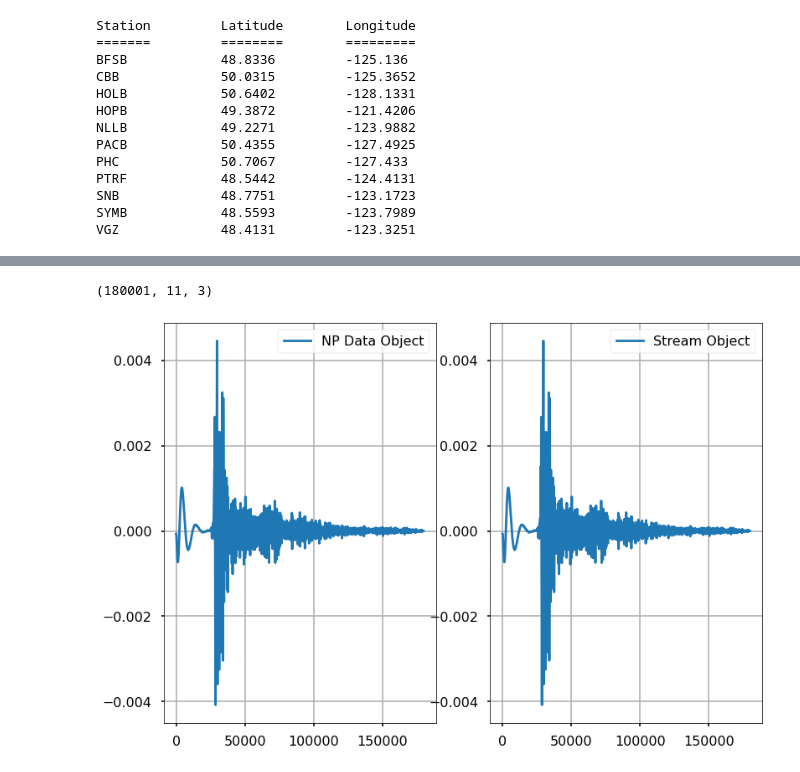
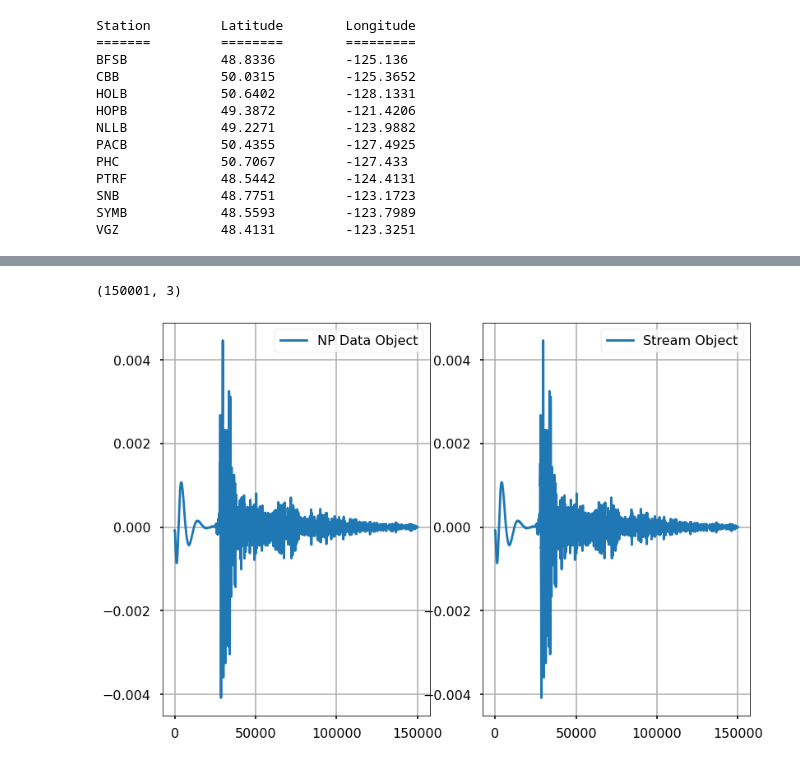
Before and after one commit to avzero07/eew-spatio-temporal, a Jupyter notebook: scratch/eew-demo-retriever.ipynb, the cells around one changed output, grey strips where cells are left out. Cells and saved outputs as stored; diff of their text form; code cells hidden in the pictures.

Commit message:
demo retriever update

```diff
--- a/scratch/eew-demo-retriever.ipynb
+++ b/scratch/eew-demo-retriever.ipynb
@@ -6,7 +8,7 @@ from obspy import UTCDateTime as dt
 # %%
 test_name = "demo-file-retriever".format(str(dt.now()).replace(':','.'))
-folder = 'Demo-Retriever'
-writer_path = os.path.join(folder)
+folder = os.path.abspath(os.path.join('..','..','Demo-Retriever'))
+writer_path = folder
 # %%
 # Save
 filepath = os.path.abspath(writer_path)
@@ -26,8 +28,8 @@ lon = -129.8831
 time = "2018-10-22T06:22:45"
 mag = ('6.5','mww')
 
-sb = 600
-sa = 1800
+sb = 10*60
+sa = 25*60
 
 event = (mag[0],lat,lon,time)
 
@@ -167,7 +209,12 @@ trace_file = stream_data_writer(streams,
+# %%
+def demo_data_reader(f_path):
+    op = np.genfromtxt(f_path,skip_header=5)
+    return op
 # %%
-samp = stream_data_reader(os.path.join(filepath,'time_series_accelleration_data.npy'))
+#samp = stream_data_reader(os.path.join(filepath,'time_series_accelleration_data.npy'))
+samp = demo_data_reader(os.path.join(writer_path,'Data','BFSB.dat'))
 print(samp.shape)
 # %% [output]
-(180001, 11, 3)
+(150001, 3)
 # %%
 # Check if Data is Packed Correctly
@@ -180,15 +229,18 @@ import matplotlib.pyplot as plt
 # %%
 # Plot to Verify
 # 7th Stream (2,0) --> CN.HOPB..HNE | 2018-10-22T06:12:45.000000Z - 2018-10-22T06:42:45.000000Z | 100.0 Hz, 180001 samples
+# CN.HOLB..HNE | 2018-10-22T06:12:45.000000Z - 2018-10-22T06:37:45.000000Z | 100.0 Hz, 150001 samples
+samp  = demo_data_reader(os.path.join(writer_path,'Data','HOLB.dat'))
+
 plt.figure()
 plt.subplot(1,2,1)
-plt.plot(samp[:,2,0],label='NP Data Object')
+plt.plot(samp[:,2],label='NP Data Object')
 plt.legend()
 plt.grid()
 plt.subplot(1,2,2)
 plt.plot(streams[6],label='Stream Object')
 plt.legend()
 plt.grid()
 plt.show()
 # %% [output]
-[figure, old version]
+[figure, new version]
```
Also changed, not shown: parts of 11 cells of this notebook.
